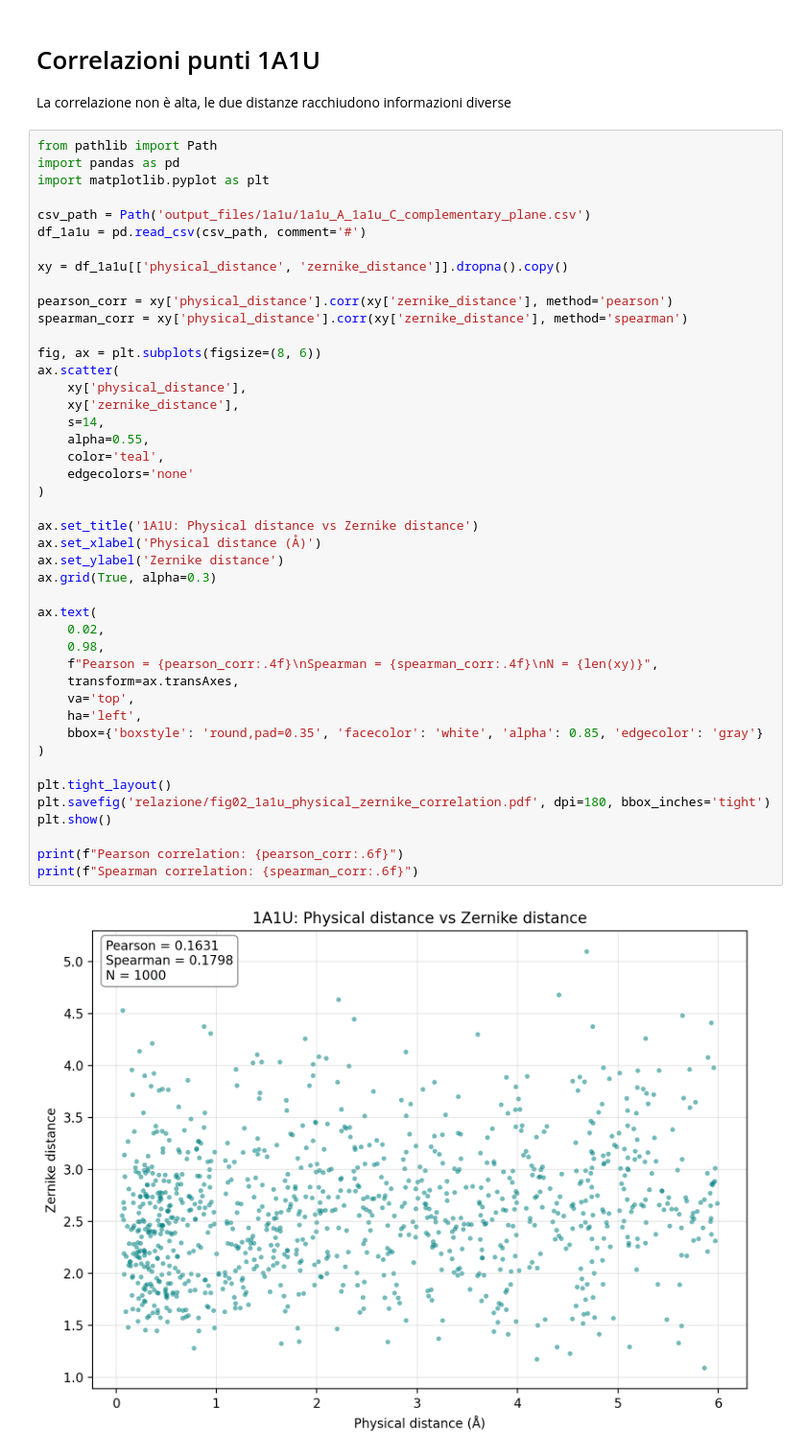
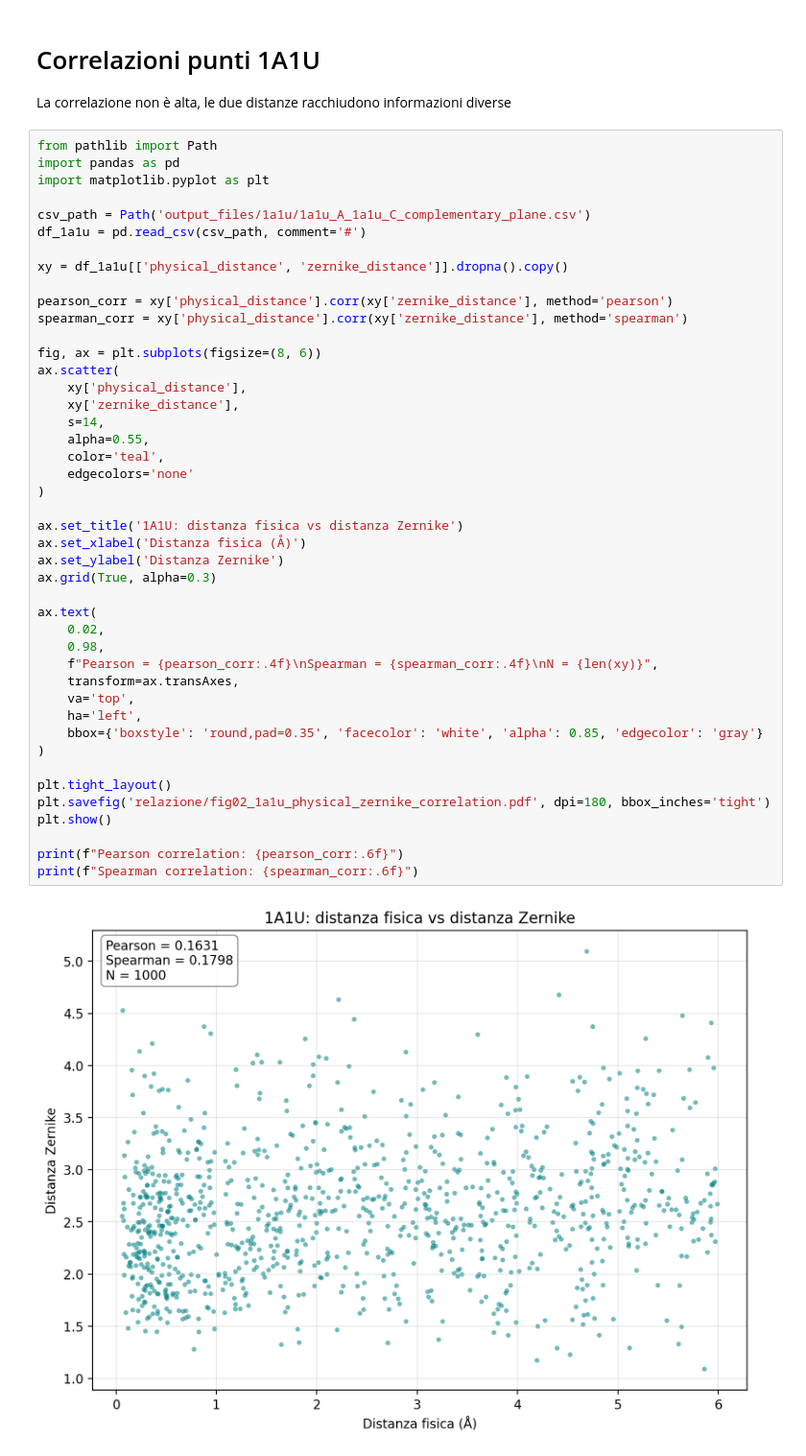
Before and after one commit to LuGiova/Zernike2D, a Jupyter notebook: metodology.ipynb, the cells around one changed output. Shown at 96% size. Drawn from its saved outputs; the diff is of its cells as text.

```diff
--- a/metodology.ipynb
+++ b/metodology.ipynb
@@ -145,36 +145,36 @@ spearman_corr = xy['physical_distance'].corr(xy['zernike_distance'], method='spe
 
 fig, ax = plt.subplots(figsize=(8, 6))
 ax.scatter(
     xy['physical_distance'],
     xy['zernike_distance'],
     s=14,
     alpha=0.55,
     color='teal',
     edgecolors='none'
 )
 
-ax.set_title('1A1U: Physical distance vs Zernike distance')
-ax.set_xlabel('Physical distance (Å)')
-ax.set_ylabel('Zernike distance')
+ax.set_title('1A1U: distanza fisica vs distanza Zernike')
+ax.set_xlabel('Distanza fisica (Å)')
+ax.set_ylabel('Distanza Zernike')
 ax.grid(True, alpha=0.3)
 
 ax.text(
     0.02,
     0.98,
     f"Pearson = {pearson_corr:.4f}\nSpearman = {spearman_corr:.4f}\nN = {len(xy)}",
     transform=ax.transAxes,
     va='top',
     ha='left',
     bbox={'boxstyle': 'round,pad=0.35', 'facecolor': 'white', 'alpha': 0.85, 'edgecolor': 'gray'}
 )
 
 plt.tight_layout()
 plt.savefig('relazione/fig02_1a1u_physical_zernike_correlation.pdf', dpi=180, bbox_inches='tight')
 plt.show()
 
 print(f"Pearson correlation: {pearson_corr:.6f}")
 print(f"Spearman correlation: {spearman_corr:.6f}")
 # %% [output]
-[figure, old version]
+[figure, new version]
 Pearson correlation: 0.163091
 Spearman correlation: 0.179849
```
Also changed, not shown: parts of 1 cell of this notebook, 18 other files.
